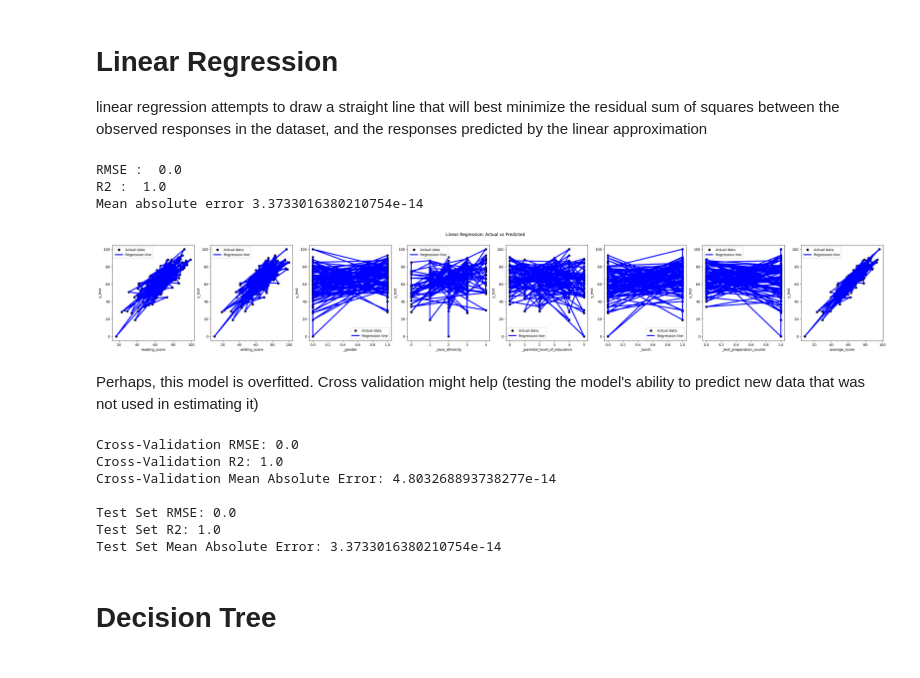
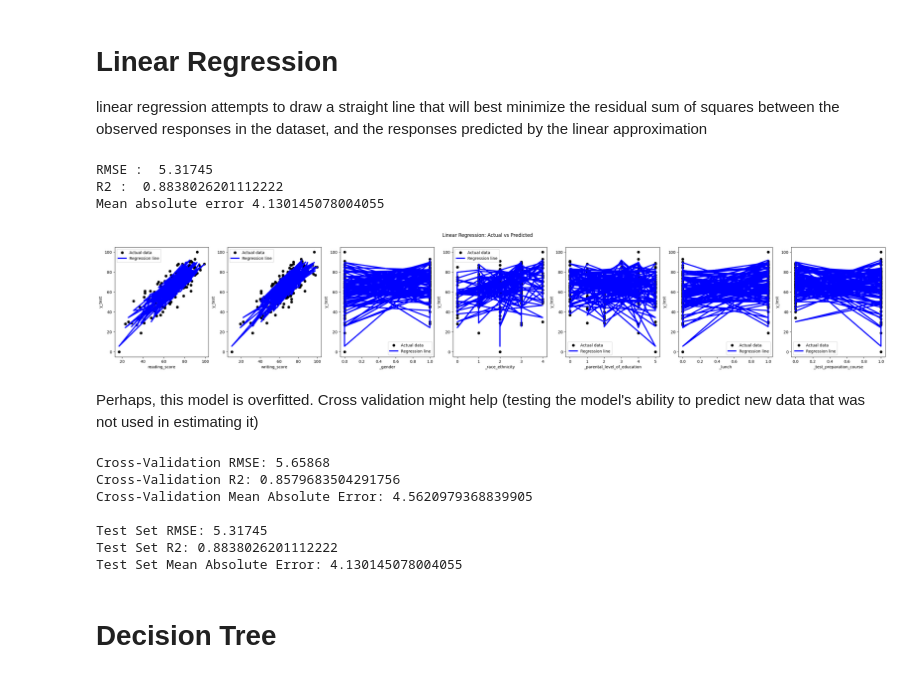
Before and after one commit to wiktor1468/StudentsStudyPerformance, a Jupyter notebook: StudentsStudyPerformance.ipynb, the cells around one changed output. Drawn from its saved outputs; the diff is of its cells as text; code cells hidden in the pictures.

Commit message:
linear&polynomial fix

```diff
--- a/StudentsStudyPerformance.ipynb
+++ b/StudentsStudyPerformance.ipynb
@@ -725,7 +725,7 @@ Choosing the right model for dataset is crucial point of work. Let's cosider eve
 ## Split the data
 Goal: Use model to predict math_score
 # %%
-X = df.drop(['math_score','parental_level_of_education','race_ethnicity','lunch','gender','test_preparation_course'], axis=1) #use encoded eqivalent only
+X = df.drop(['math_score','parental_level_of_education','race_ethnicity','lunch','gender','test_preparation_course','average_score'], axis=1) #use encoded eqivalent only
 y = df['math_score']
 # %%
 from sklearn.model_selection import train_test_split
@@ -748,44 +748,38 @@ lr = LinearRegression()
 lr.fit(X_train, y_train) #calculate the optimal values of the weights 𝑏₀ and 𝑏₁
 
 y_predict = lr.predict(X_test)
 
 rmse_lr = np.sqrt(mean_squared_error(y_test, y_predict))
 r2_lr = r2_score(y_test, y_predict)
 mae_lr =  mean_absolute_error(y_test, y_predict)
 
 
 print("RMSE : ",round(rmse_lr,5) ) #(mean expexted difference  beetwen predicted and real value)
 print("R2 : ",r2_lr ) #coefficient of determination, tells which amount of variation in 𝑦 can be explained by the dependence on 𝐱
 print('Mean absolute error',mae_lr) #typical absolute discrepancies between a dataset’s actual values and projected values
 
-# Append the metrics to the list
-metrics.append({
-    'Model': 'LinearRegression',
-    'RMSE': rmse_lr,
-    'R2': r2_lr,
-    'MAE': mae_lr
-})
+
 
 
 # Plotting each feature against y_test
 num_features = X_test.shape[1]
 fig, axs = plt.subplots(1, num_features, figsize=(5 * num_features, 5))
 
 for i in range(num_features):
     feature_name = X_test.columns[i]
     axs[i].scatter(X_test[feature_name], y_test, color="black", label="Actual data")
     axs[i].plot(X_test[feature_name], y_predict, color="blue", linewidth=3, label="Regression line")
     axs[i].set_xlabel(feature_name)
     axs[i].set_ylabel("y_test")
     axs[i].legend()
 
 plt.suptitle("Linear Regression: Actual vs Predicted")
 plt.show()
 # %% [output]
-RMSE :  0.0
-R2 :  1.0
-Mean absolute error 3.3733016380210754e-14
+RMSE :  5.31745
+R2 :  0.8838026201112222
+Mean absolute error 4.130145078004055
-[figure, old version]
+[figure, new version]
 # %% [markdown]
 Perhaps, this model is overfitted. Cross validation might help (testing the model's ability to predict new data that was not used in estimating it)
 # %%
@@ -821,14 +815,22 @@ mae_test_new = mean_absolute_error(y_test_new, y_predict_new)
 print("\nTest Set RMSE:", round(rmse_test_new, 5))
 print("Test Set R2:", r2_test_new)
 print("Test Set Mean Absolute Error:", mae_test_new)
+
+# Append the metrics to the list
+metrics.append({
+    'Model': 'LinearRegression',
+    'RMSE': rmse_cv_new,
+    'R2': r2_cv_new,
+    'MAE': mae_cv_new
+})
 # %% [output]
-Cross-Validation RMSE: 0.0
-Cross-Validation R2: 1.0
-Cross-Validation Mean Absolute Error: 4.803268893738277e-14
+Cross-Validation RMSE: 5.65868
+Cross-Validation R2: 0.8579683504291756
+Cross-Validation Mean Absolute Error: 4.5620979368839905
 
-Test Set RMSE: 0.0
-Test Set R2: 1.0
-Test Set Mean Absolute Error: 3.3733016380210754e-14
+Test Set RMSE: 5.31745
+Test Set R2: 0.8838026201112222
+Test Set Mean Absolute Error: 4.130145078004055
 # %% [markdown]
 # Decision Tree
 # %%
```
Also changed, not shown: parts of 11 cells of this notebook.
